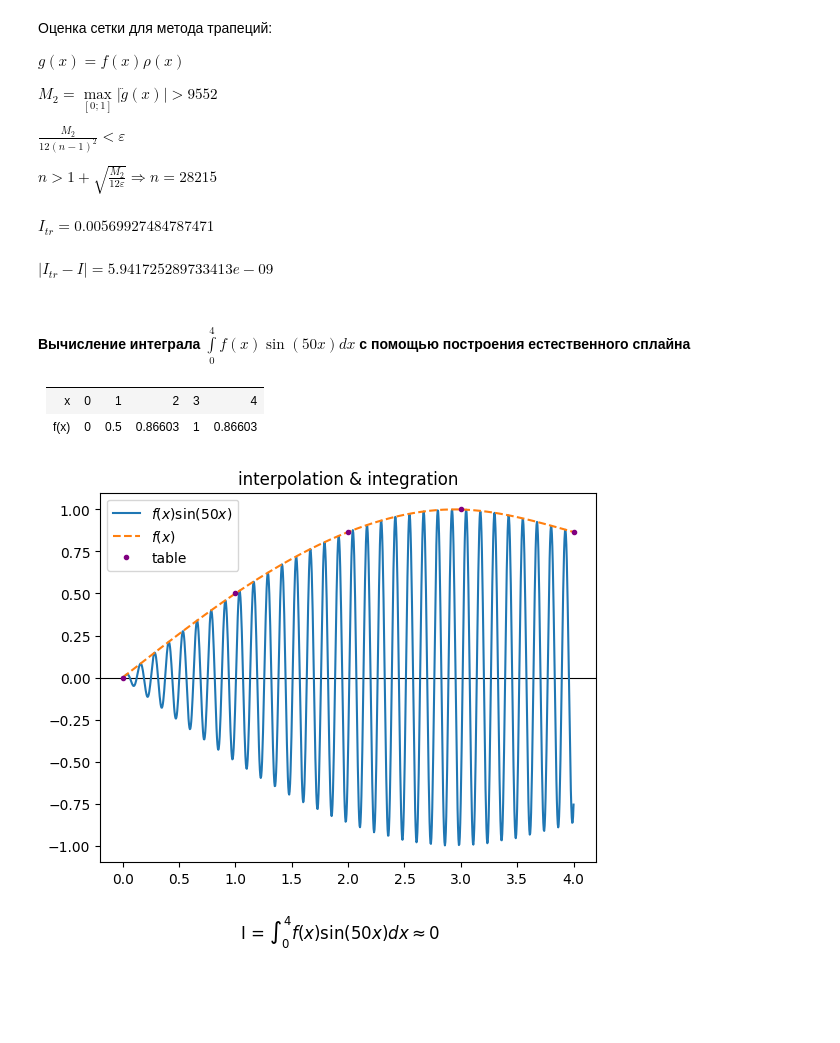
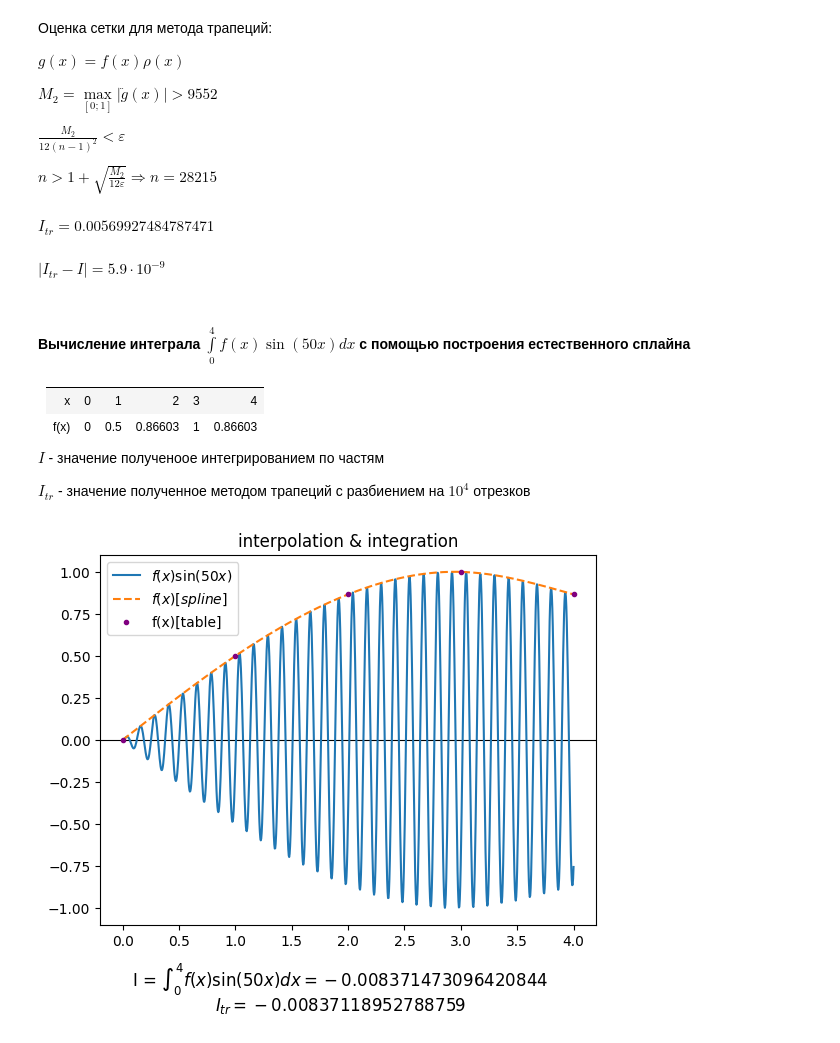
Before and after one commit to VoyakaGOD/computational-mathematics, a Jupyter notebook: numerical-integration.ipynb, the cells around one changed output. Cells and saved outputs as stored; diff of their text form; code cells hidden in the pictures; blank space fills up the shorter version.

Commit message:
lab 5: inegration of spline with oscillations

```diff
--- a/numerical-integration.ipynb
+++ b/numerical-integration.ipynb
@@ -81,13 +81,17 @@ def apply_grid(f, n, begin, end):
 def f(x):
     return sin(100 * x) / (1 + x)
 
+def rewrite_number(number):
+    mantissa, exponent = f"{number:.1e}".split('e')
+    return f"{mantissa} \\cdot 10^{{{int(exponent)}}}"
+
 I_0 = 0.0056992807896
 I_tr = integrate_by_trapezoids(*apply_grid(f, 28215, 0, 1))
 display(Math(f"I_{{tr}} = {I_tr}"))
-display(Math(f"|I_{{tr}} - I| = {abs(I_tr - I_0)}"))
+display(Math(f"|I_{{tr}} - I| = {rewrite_number(abs(I_tr - I_0))}"))
 # %% [output]
 $\displaystyle I_{tr} = 0.00569927484787471$
-$\displaystyle |I_{tr} - I| = 5.941725289733413e-09$
+$\displaystyle |I_{tr} - I| = 5.9 \cdot 10^{-9}$
 # %% [markdown]
 #### Вычисление интеграла $\int\limits_0^4 f(x)\sin(50x)dx$ с помощью построения естественного сплайна
 
@@ -96,26 +100,35 @@ $\displaystyle |I_{tr} - I| = 5.941725289733413e-09$
 |---|---|---|---|---|---|
 | x  | 0 | 1  | 2      | 3 | 4       |
 |f(x)| 0 | 0.5|0.86603 | 1 | 0.86603 |
+
+$I$ - значение полученоое интегрированием по частям
+
+$I_{tr}$ - значение полученное методом трапеций с разбиением на $10^4$ отрезков
 # %%
 from splinelib import NaturalSpline
 import matplotlib.pyplot as plt
 
 xs = [0, 1, 2, 3, 4]
 fs = [0, 0.5, 0.86603, 1, 0.86603]
 
 f = NaturalSpline(xs, fs)
 
 g = lambda x: f(x) * sin(50 * x)
+I = f.integrate_with_oscillations(50)
 
 outline_xs, outline_ys = apply_grid(f, 1000, 0, 4)
 g_xs, g_ys = apply_grid(g, 1000, 0, 4)
+
+I_tr = integrate_by_trapezoids(*apply_grid(g, 10000, 0, 4))
+
 plt.title("interpolation & integration")
 plt.axhline(0, 0, 5, color='black', linewidth=0.8)
 plt.plot(g_xs, g_ys, label="$f(x)\\sin(50x)$")
-plt.plot(outline_xs, outline_ys, "--", label="$f(x)$")
-plt.plot(xs, fs, ".", color="purple", label="table")
-plt.figtext(0.5, -0.05, f"I = $\\int_0^4 f(x)\\sin(50x)dx \\approx 0$", ha='center', fontsize=12)
+plt.plot(outline_xs, outline_ys, "--", label="$f(x)[spline]$")
+plt.plot(xs, fs, ".", color="purple", label="f(x)[table]")
+plt.figtext(0.5, -0.02, f"I = $\\int_0^4 f(x)\\sin(50x)dx = {I}$", ha='center', fontsize=12)
+plt.figtext(0.5, -0.07, f"$I_{{tr}} = {I_tr}$", ha='center', fontsize=12)
 plt.legend()
 plt.show()
 # %% [output]
-[figure, old version]
+[figure, new version]
```
Also changed, not shown: 2 other files.
